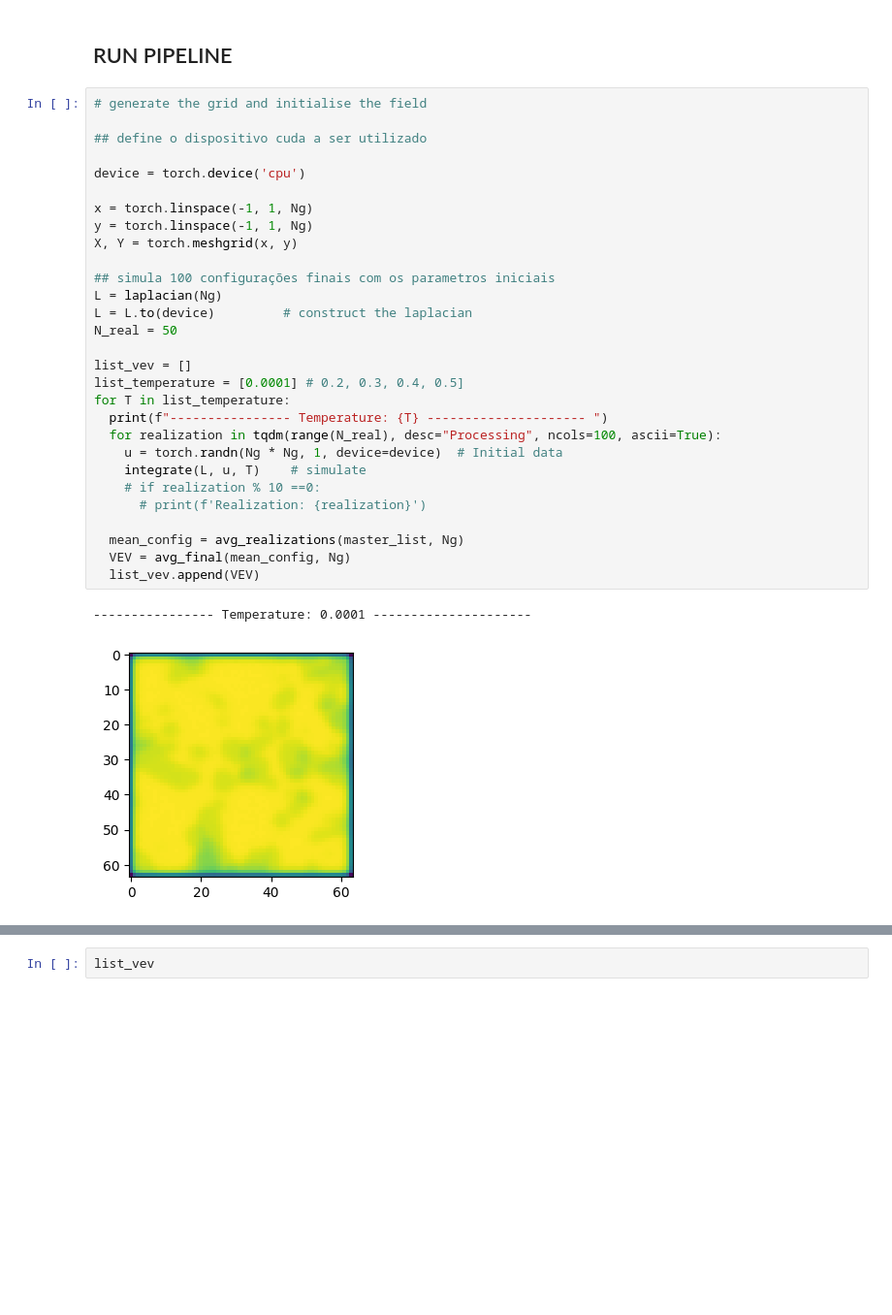
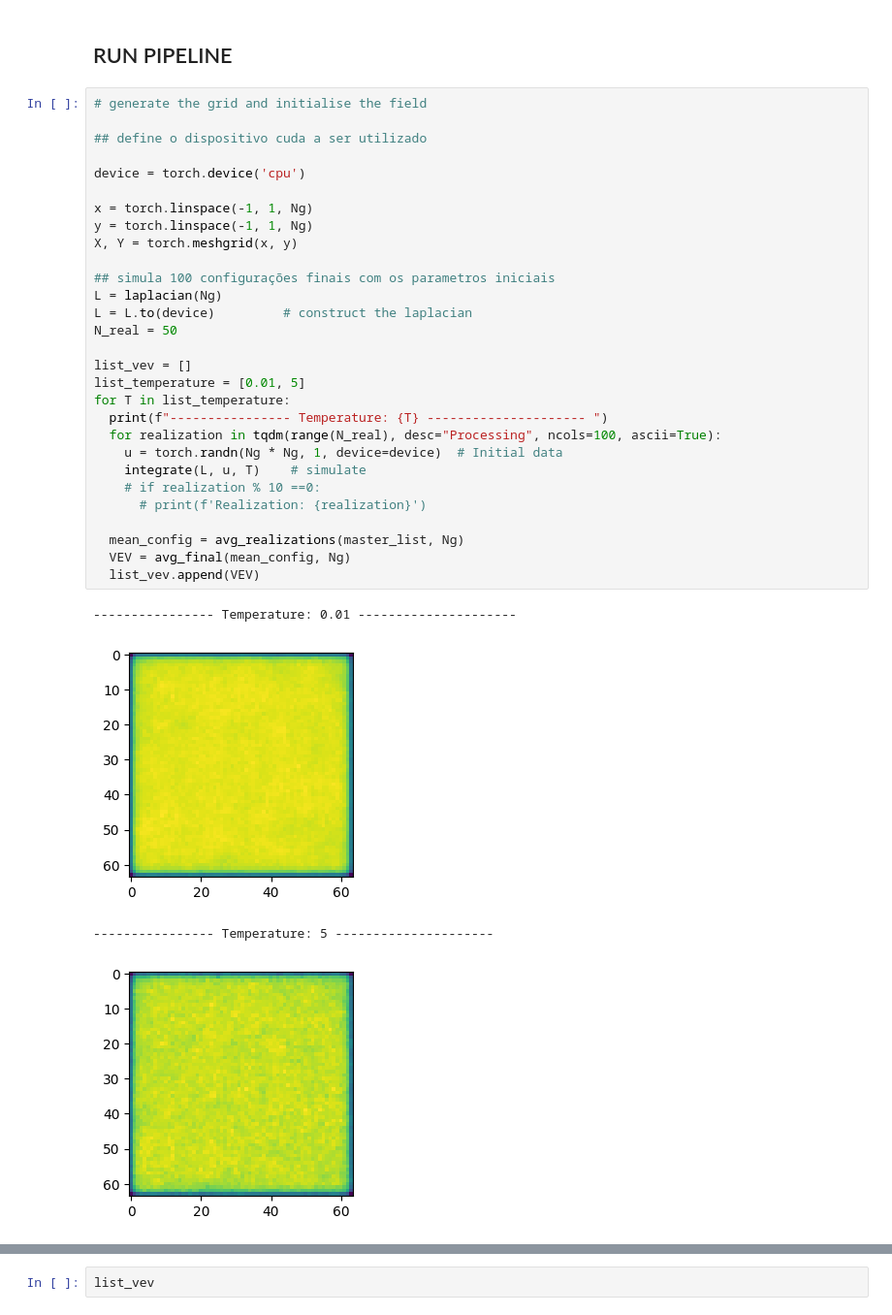
Before and after one commit to Jdss026/isin-models, a Jupyter notebook: notebooks/miller/2d_langevin_v3.ipynb, the cells around one changed output, grey strips where cells are left out. Shown at 97% size. Cells and saved outputs as stored; diff of their text form; blank space fills up the shorter version.

```diff
--- a/notebooks/miller/2d_langevin_v3.ipynb
+++ b/notebooks/miller/2d_langevin_v3.ipynb
@@ -106,32 +106,34 @@ def avg_final(mean_config, Ng):
 # %%
 # generate the grid and initialise the field
 
 ## define o dispositivo cuda a ser utilizado
 
 device = torch.device('cpu')
 
 x = torch.linspace(-1, 1, Ng)
 y = torch.linspace(-1, 1, Ng)
 X, Y = torch.meshgrid(x, y)
 
 ## simula 100 configurações finais com os parametros iniciais
 L = laplacian(Ng)
 L = L.to(device)         # construct the laplacian
 N_real = 50
 
 list_vev = []
-list_temperature = [0.0001] # 0.2, 0.3, 0.4, 0.5]
+list_temperature = [0.01, 5]
 for T in list_temperature:
   print(f"---------------- Temperature: {T} --------------------- ")
   for realization in tqdm(range(N_real), desc="Processing", ncols=100, ascii=True):
     u = torch.randn(Ng * Ng, 1, device=device)  # Initial data
     integrate(L, u, T)    # simulate
     # if realization % 10 ==0:
       # print(f'Realization: {realization}')
 
   mean_config = avg_realizations(master_list, Ng)
   VEV = avg_final(mean_config, Ng)
   list_vev.append(VEV)
 # %% [output]
----------------- Temperature: 0.0001 ---------------------
+---------------- Temperature: 0.01 ---------------------
-[figure, old version]
+[figure, new version]
+---------------- Temperature: 5 ---------------------
+[figure, added]
```
Also changed, not shown: parts of 3 cells of this notebook.
